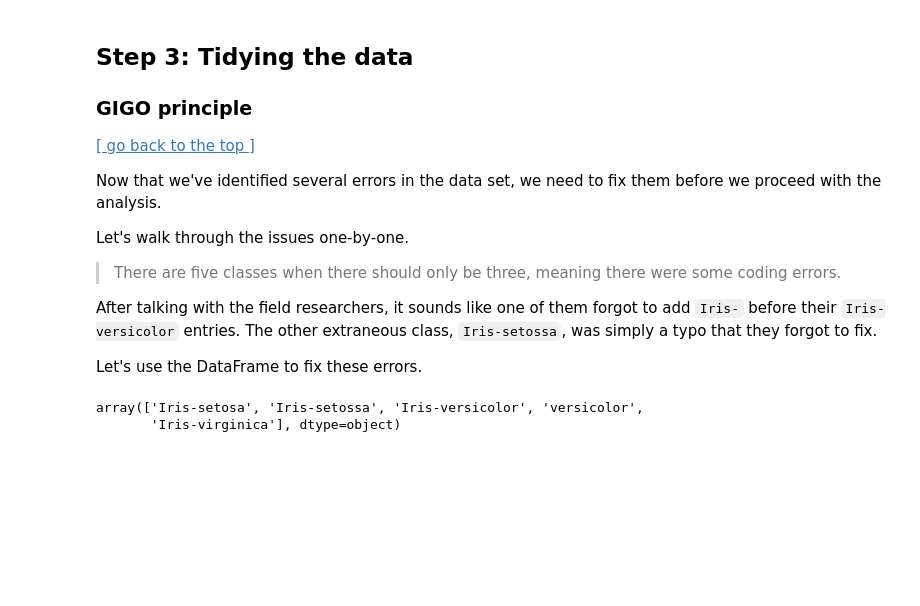
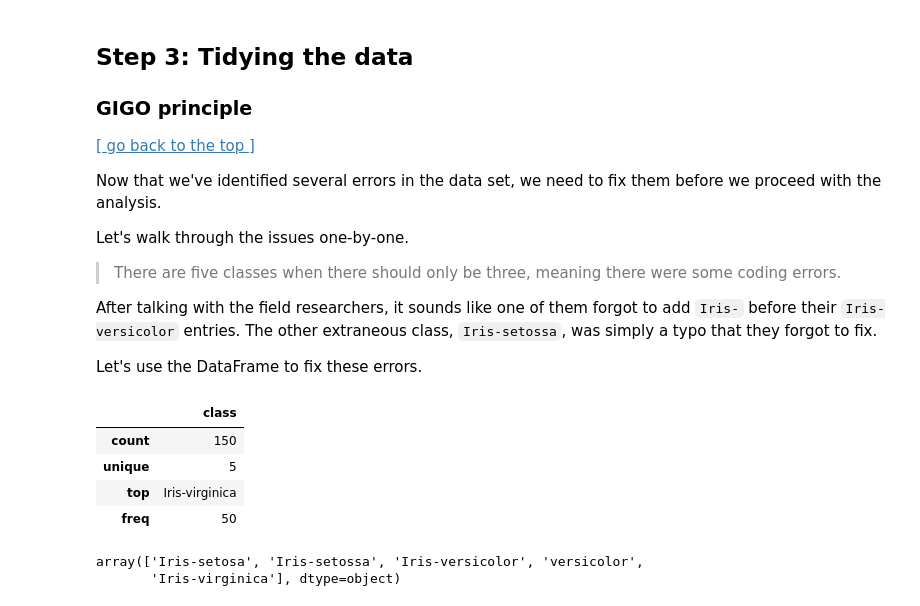
Before and after one commit to ValRCS/Python_Data_Analysis_Forecasting, a Jupyter notebook: notebooks/ml_intro/Irises Data Analysis Workflow.ipynb, the cells around one changed output. Cells and saved outputs as stored; diff of their text form; code cells hidden in the pictures; blank space fills up the shorter version.

```diff
--- a/notebooks/ml_intro/Irises Data Analysis Workflow.ipynb
+++ b/notebooks/ml_intro/Irises Data Analysis Workflow.ipynb
@@ -385,6 +418,14 @@ Let's walk through the issues one-by-one.
 After talking with the field researchers, it sounds like one of them forgot to add `Iris-` before their `Iris-versicolor` entries. The other extraneous class, `Iris-setossa`, was simply a typo that they forgot to fix.
 
 Let's use the DataFrame to fix these errors.
+# %%
+iris_data.describe(include=['O']) # object columns
+# %% [output]
+|  | class |
+| count | 150 |
+| unique | 5 |
+| top | Iris-virginica |
+| freq | 50 |
 # %%
 iris_data['class'].unique()
 # %% [output]
```
Also changed, not shown: parts of 36 cells of this notebook, 2 other files.
